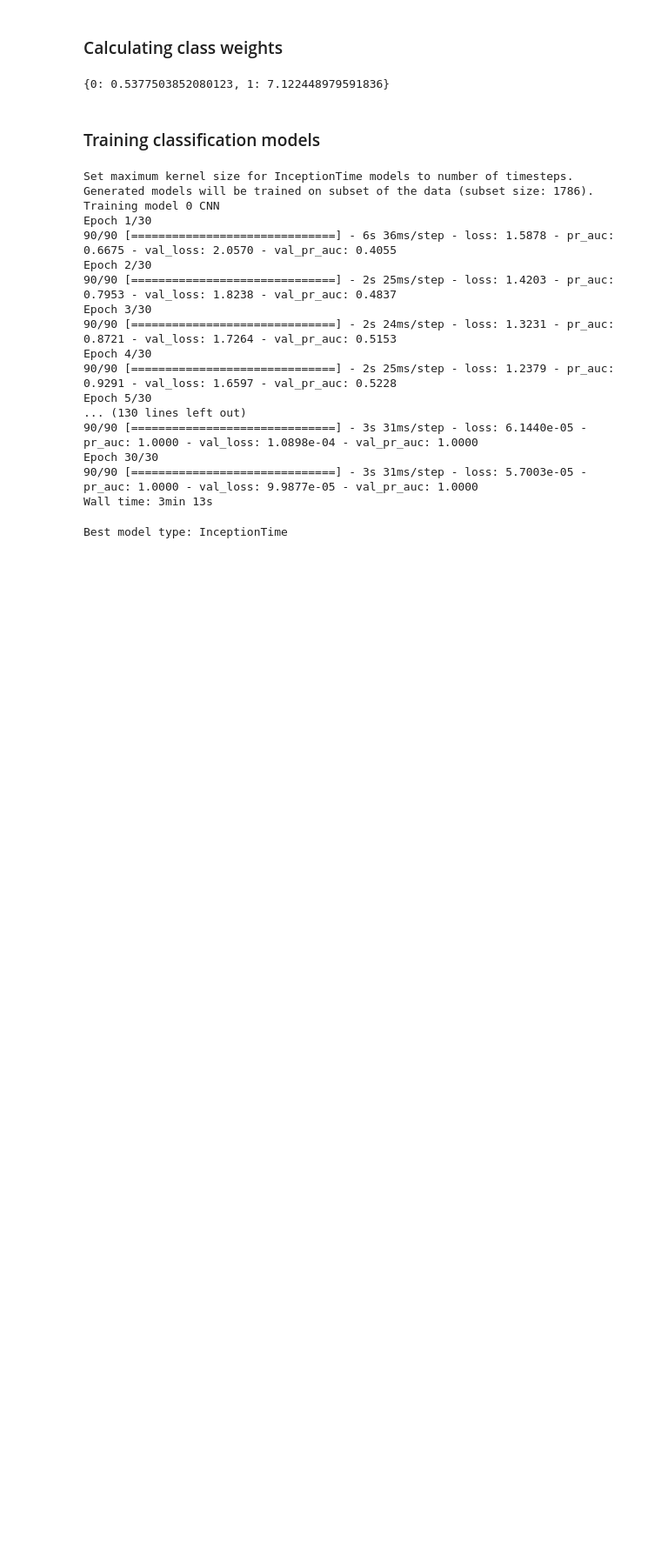
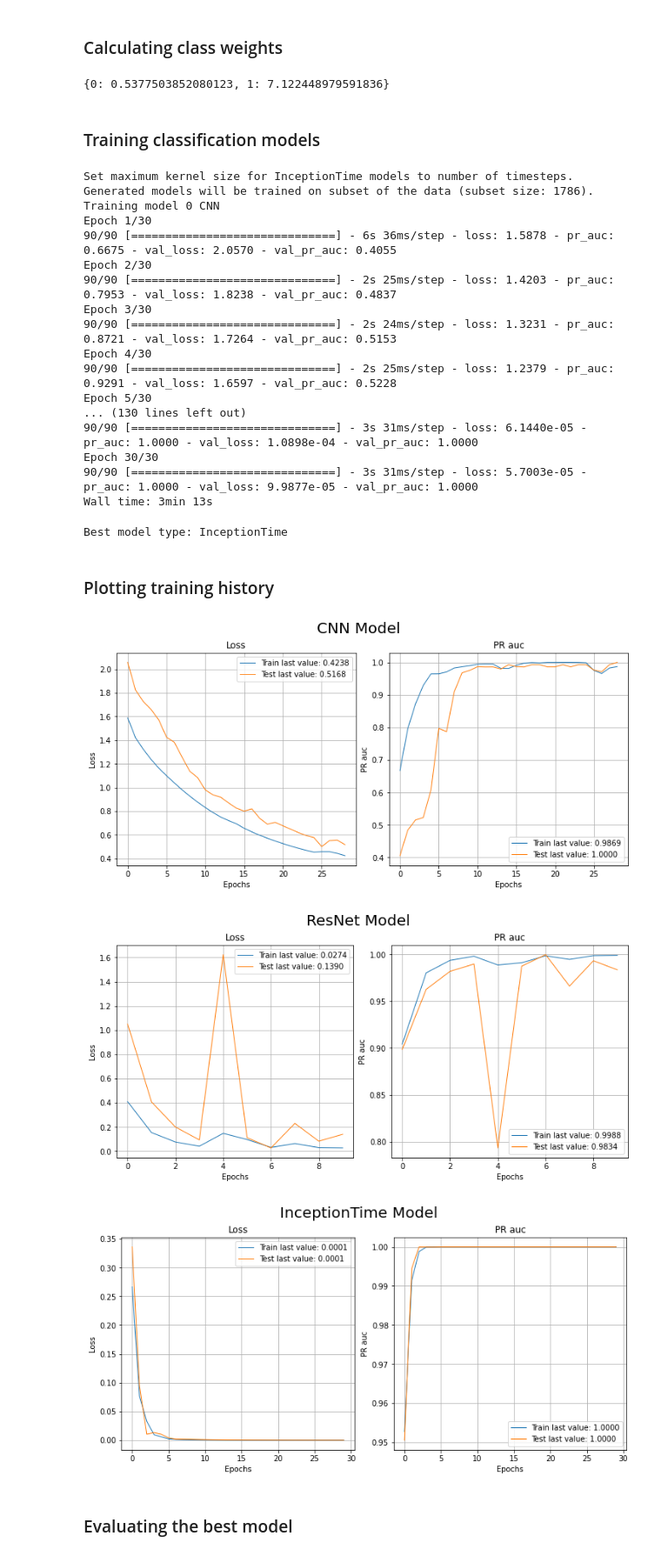
Before and after one commit to shamilnabiyev/alfa-uav-fault-detection, a Jupyter notebook: model-training-mcfly.ipynb, the cells around one changed output. Shown: that part at 87% size. Saved outputs shown, nothing was run; the diff lists cells and outputs as text; code cells hidden in the pictures; blank space fills up the shorter version.

```diff
--- a/model-training-mcfly.ipynb
+++ b/model-training-mcfly.ipynb
@@ -139,3 +141,16 @@ best_model, best_params, best_model_type = models[best_model_index]
 print("Best model type:", best_model_type)
 # %% [output]
 Best model type: InceptionTime
+# %% [markdown]
+### Plotting training history
+# %%
+model_types = ['CNN', 'ResNet', 'InceptionTime']
+
+for i in range(len(model_types)):
+    show_history(histories=history[i], title=f"{model_types[i]} Model")
+# %% [output]
+[figure, added]
+[figure, added]
+[figure, added]
+# %% [markdown]
+### Evaluating the best model
```
Also changed, not shown: parts of 3 cells of this notebook.
